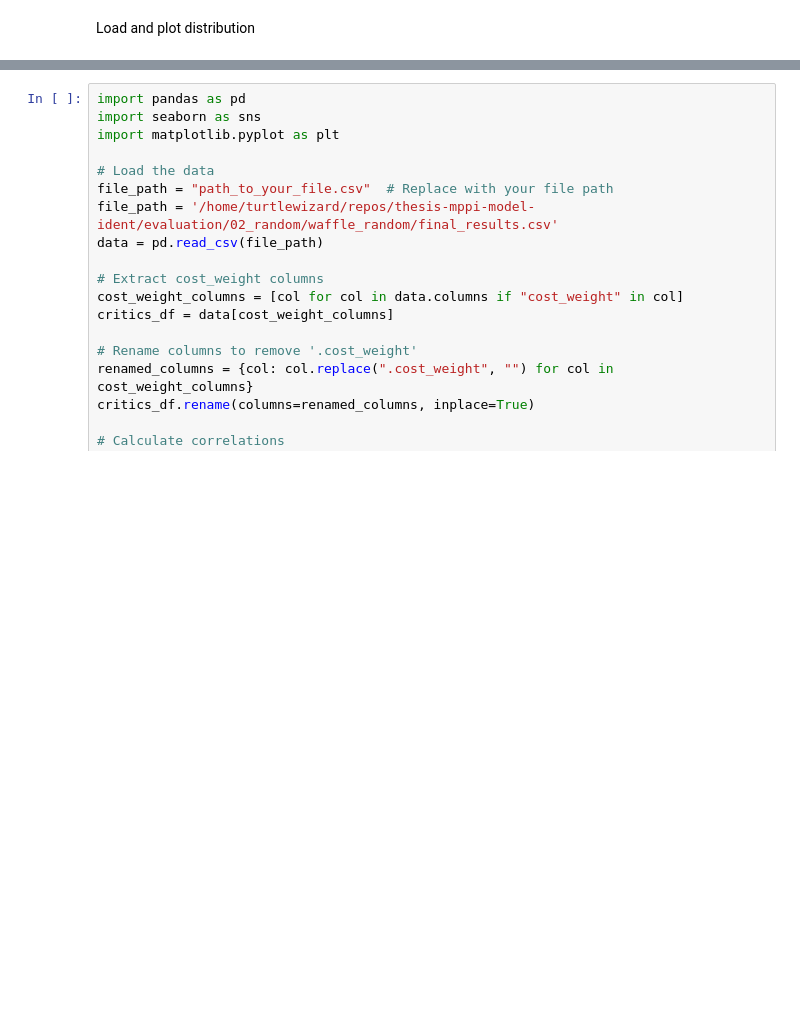
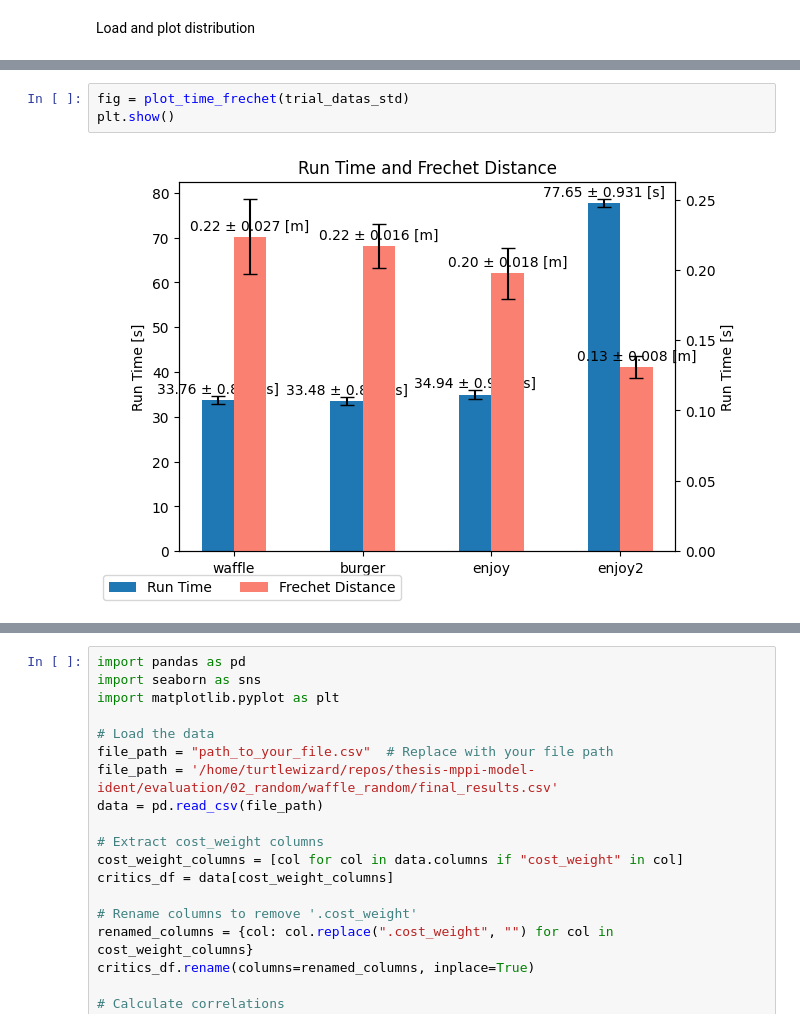
Before and after one commit to turtlewizard73/thesis-mppi-model-ident, a Jupyter notebook: workspace/src/controller_optimization/plots.ipynb, the cells around one changed output, grey strips where cells are left out. Drawn from its saved outputs; the diff is of its cells as text; blank space fills up the shorter version.

```diff
--- a/workspace/src/controller_optimization/plots.ipynb
+++ b/workspace/src/controller_optimization/plots.ipynb
@@ -268,0 +57,5 @@ scatter_time_frechet(trial_datas2)
+# %%
+fig = plot_time_frechet(trial_datas_std)
+plt.show()
+# %% [output]
+[figure, added]
```
Also changed, not shown: parts of 22 cells of this notebook, 4 other files.
